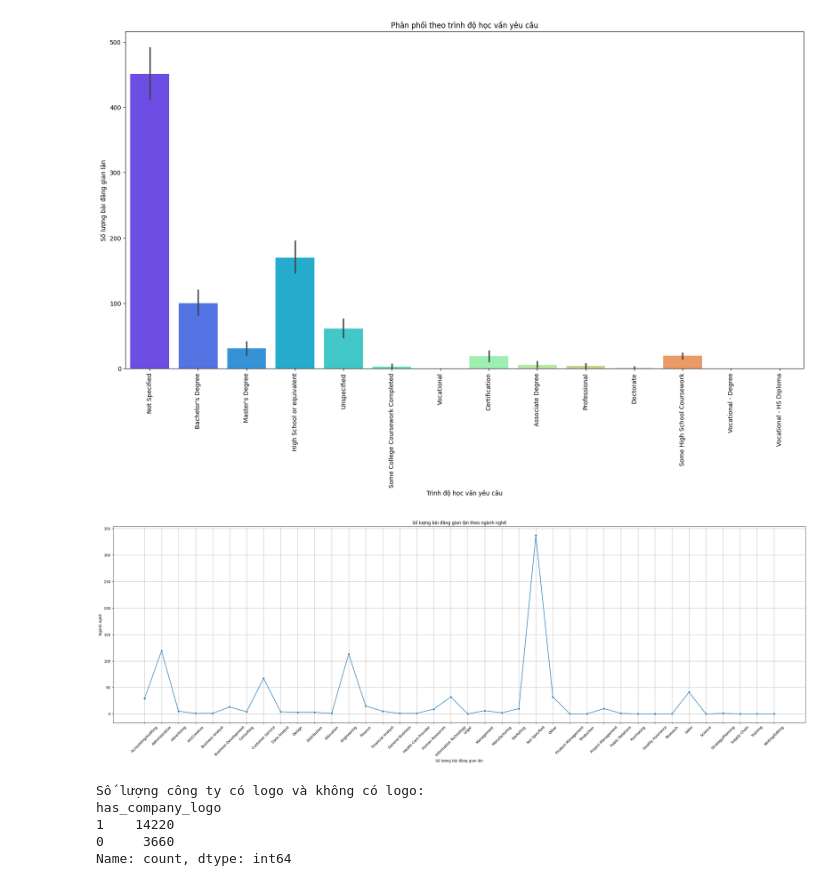
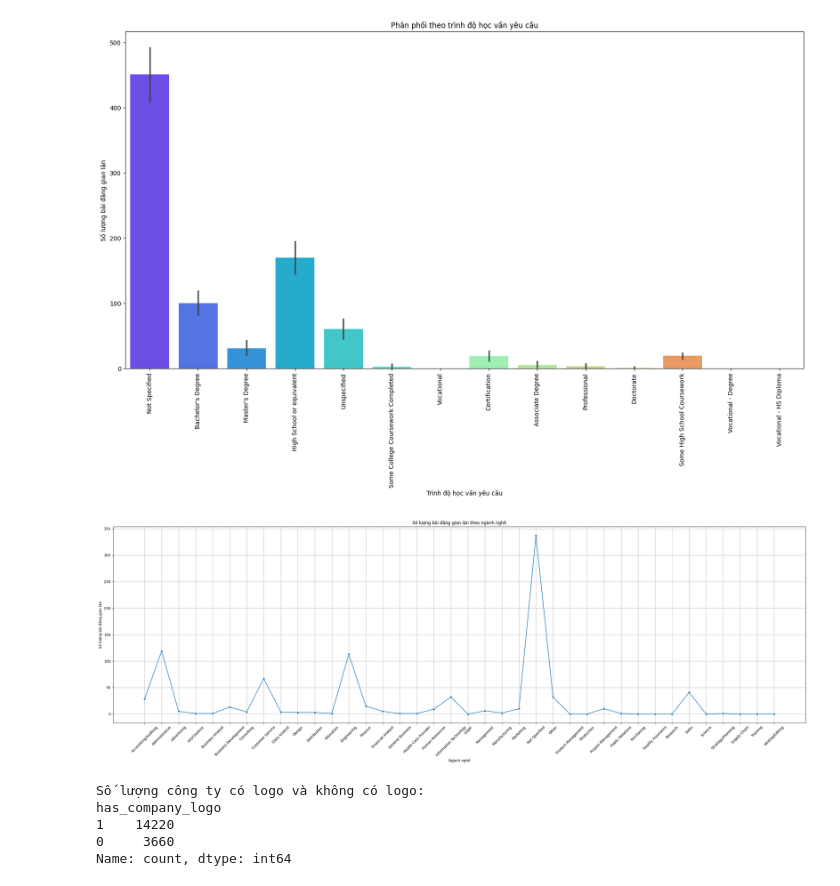
Before and after one commit to thanhlek5/Du-doan-tin-tuyen-dung, a Jupyter notebook: notebooks/Data_Exploration.ipynb, the cells around one changed output. Saved outputs shown, nothing was run; the diff lists cells and outputs as text; code cells hidden in the pictures.

```diff
--- a/notebooks/Data_Exploration.ipynb
+++ b/notebooks/Data_Exploration.ipynb
@@ -225,17 +229,17 @@ plt.show()
 # %%
 # Tính số lượng bài đăng gian lận theo từng ngành nghề
 fraudulent_summary = df.groupby('function')['fraudulent'].sum().reset_index()
 
 plt.figure(figsize=(35, 10))
 sns.lineplot(data=fraudulent_summary, x='function', y='fraudulent', marker='o')
 plt.title('Số lượng bài đăng gian lận theo ngành nghề')
-plt.xlabel('Số lượng bài đăng gian lận')
-plt.ylabel('Ngành nghề')
+plt.ylabel('Số lượng bài đăng gian lận')
+plt.xlabel('Ngành nghề')
 plt.xticks(rotation=45)
 plt.grid(True)
 plt.show()
 # %% [output]
-[figure, old version]
+[figure, new version]
 # %%
 # Số lượng công ty có logo và không có logo
 print("Số lượng công ty có logo và không có logo:")
```
Also changed, not shown: parts of 6 cells of this notebook.
